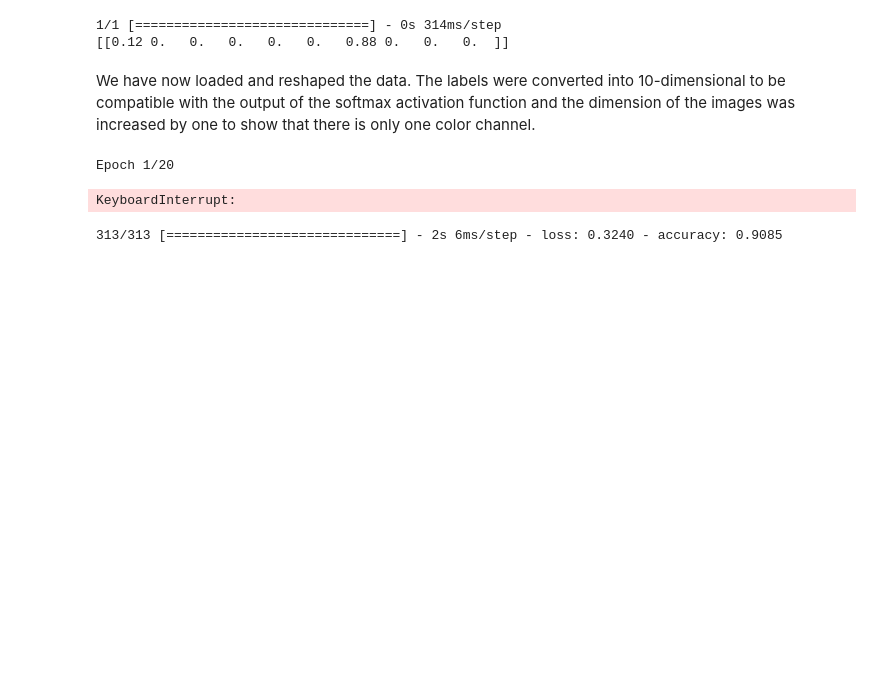
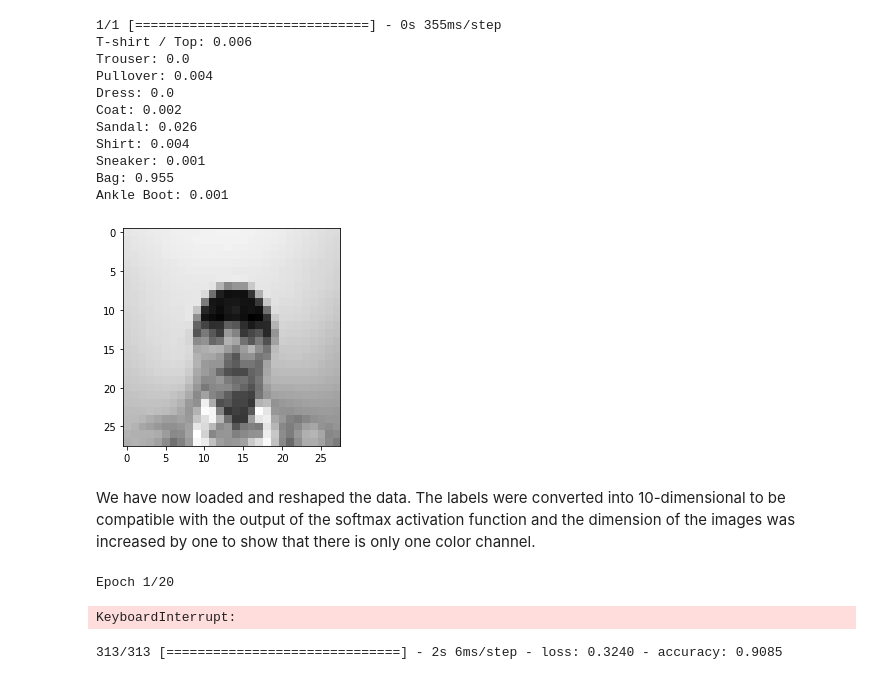
Before and after one commit to datascience-mobi-2023/topic01_team04, a Jupyter notebook: cnn.ipynb, the cells around one changed output. Cells and saved outputs as stored; diff of their text form; code cells hidden in the pictures; blank space fills up the shorter version.

```diff
--- a/cnn.ipynb
+++ b/cnn.ipynb
@@ -44,7 +44,7 @@ softmax_nodes = 10
 class_names = np.array(["T-shirt / Top", "Trouser", "Pullover", "Dress", "Coat", "Sandal", "Shirt", "Sneaker", "Bag", "Ankle Boot"])
 
 #summarize the classes 0 and 6
-summarize_shirt = True
+summarize_shirt = False
 if summarize_shirt == True:
     label_test[label_test==6]=0
     label_test[label_test>=7]-=1
@@ -71,33 +71,46 @@ if summarize_shirt == True:
 # %%
 from PIL import Image
 import numpy as np
 
 def convert_image_to_grayscale(image_path):
     # Open the image
     image = Image.open(image_path).convert('L')  # Convert to grayscale
 
     # Resize the image to 28x28 pixels
     resized_image = image.resize((28, 28))
 
     # Convert the image to a NumPy array
     numpy_image = np.array(resized_image)
 
     # Normalize intensity values between 0 and 255
     normalized_image = (numpy_image / np.max(numpy_image)) * 255
 
     # Convert intensity values to integers
     final_image = normalized_image.astype(np.uint8)
 
     return final_image
-your_image = "Plots/jacket.jpg"
+your_image = "Plots/nasti.jpg"
 your_image = convert_image_to_grayscale(your_image)
+plt.imshow(your_image,cmap="gray")
+#plt.savefig('Plots/nasti.svg',format="svg")
 your_image = your_image.reshape(-1,28,28) / 255.0
 your_image = np.expand_dims(your_image,axis=3)
 model = tf.keras.models.load_model('Results/model_shirts_notsum')
-print(np.round(model.predict(your_image),2))
+for i,prob in enumerate(np.round(model.predict(your_image)[0],3)):
+    print(str(class_names[i])+": " + str(prob))
 # %% [output]
-1/1 [==============================] - 0s 314ms/step
-[[0.12 0.   0.   0.   0.   0.   0.88 0.   0.   0.  ]]
+1/1 [==============================] - 0s 355ms/step
+T-shirt / Top: 0.006
+Trouser: 0.0
+Pullover: 0.004
+Dress: 0.0
+Coat: 0.002
+Sandal: 0.026
+Shirt: 0.004
+Sneaker: 0.001
+Bag: 0.955
+Ankle Boot: 0.001
+[figure, added]
 # %% [markdown]
 We have now loaded and reshaped the data. The labels were converted into 10-dimensional to be compatible with the output of the softmax activation function and the dimension of the images was increased by one to show that there is only one color channel.
 # %%
```
Also changed, not shown: 4 other files.
